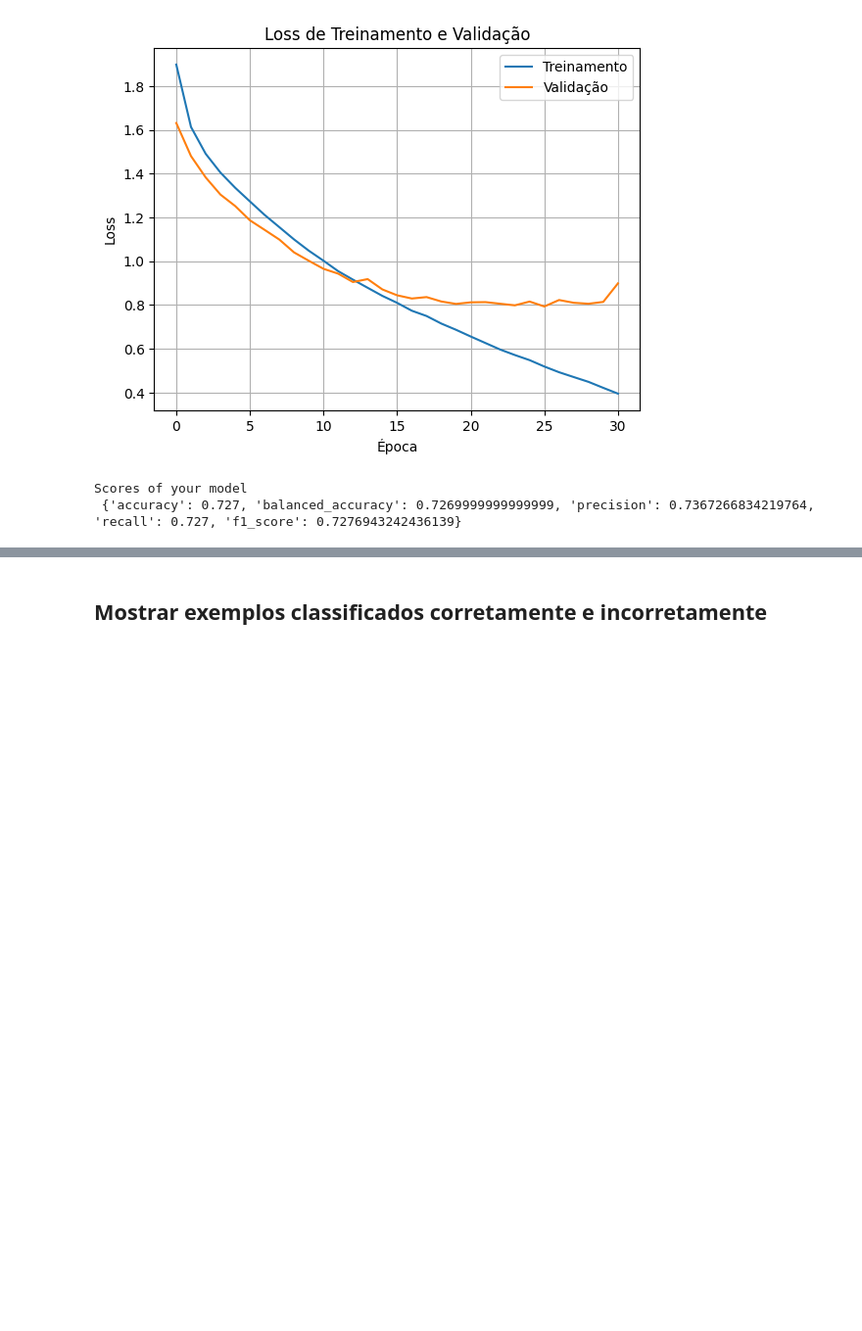
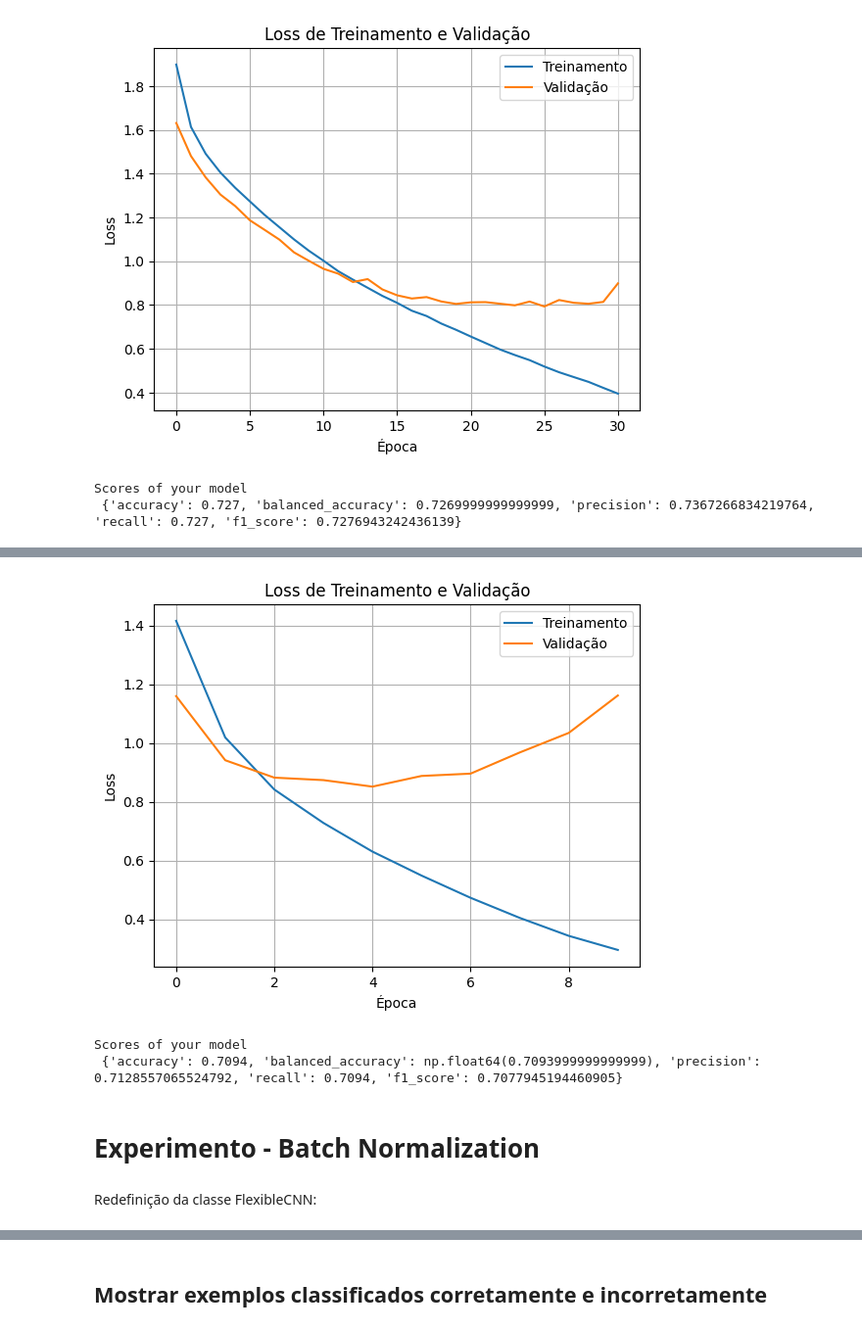
Before and after one commit to JVMergulho/redes_neurais, a Jupyter notebook: miniprojeto1/CNN/CIFAR10_with_CNNs.ipynb, the cells around one changed output, grey strips where cells are left out. Shown at 98% size. Drawn from its saved outputs; the diff is of its cells as text; code cells hidden in the pictures; blank space fills up the shorter version.

```diff
--- a/miniprojeto1/CNN/CIFAR10_with_CNNs.ipynb
+++ b/miniprojeto1/CNN/CIFAR10_with_CNNs.ipynb
@@ -640,0 +643,38 @@ Scores of your model
+# %%
+learning_rate = 0.001
+num_epochs = 1000
+batch_size = 32
+patience = 5
+# %%
+train_loader, val_loader, test_loader = makeLoaders(batch_size)
+# %%
+configKernel = {
+    'conv_layers': [
+        (32, 3, 1, 1),
+        (64, 5, 1, 1)
+    ],
+    'pool_kernel_size': 2,
+    'pool_stride': 2,
+    'fc_layers': [
+        (120, 0.0),
+        (84, 0.0)
+    ],
+    'output_size': 10
+}
+
+device = torch.device("cuda" if torch.cuda.is_available() else "cpu")
+
+# Criando o modelo
+modelKernel = FlexibleCNN(configKernel).to(device)
+
+optimizer = optim.Adam(modelKernel.parameters(), lr=learning_rate)
+criterion = nn.CrossEntropyLoss()
+# %%
+trained_CNN, train_losses, val_losses = train_model(modelKernel,
+                                                    train_loader,
+                                                    val_loader,
+                                                    criterion,
+                                                    optimizer,
+                                                    device,
+                                                    num_epochs,
+                                                    patience)
@@ -640,0 +695,16 @@ Scores of your model
+# %%
+plotLoss(train_losses, val_losses)
+# %% [output]
+[figure, added]
+# %%
+labels, predictions = makePredictions(modelKernel, test_loader)
+
+scores = get_scores(labels, predictions)
+print("Scores of your model\n", scores)
+# %% [output]
+Scores of your model
+ {'accuracy': 0.7094, 'balanced_accuracy': np.float64(0.7093999999999999), 'precision': 0.7128557065524792, 'recall': 0.7094, 'f1_score': 0.7077945194460905}
+# %% [markdown]
+# Experimento - Batch Normalization
+# %% [markdown]
+Redefinição da classe FlexibleCNN:
```
Also changed, not shown: parts of 38 cells of this notebook.
